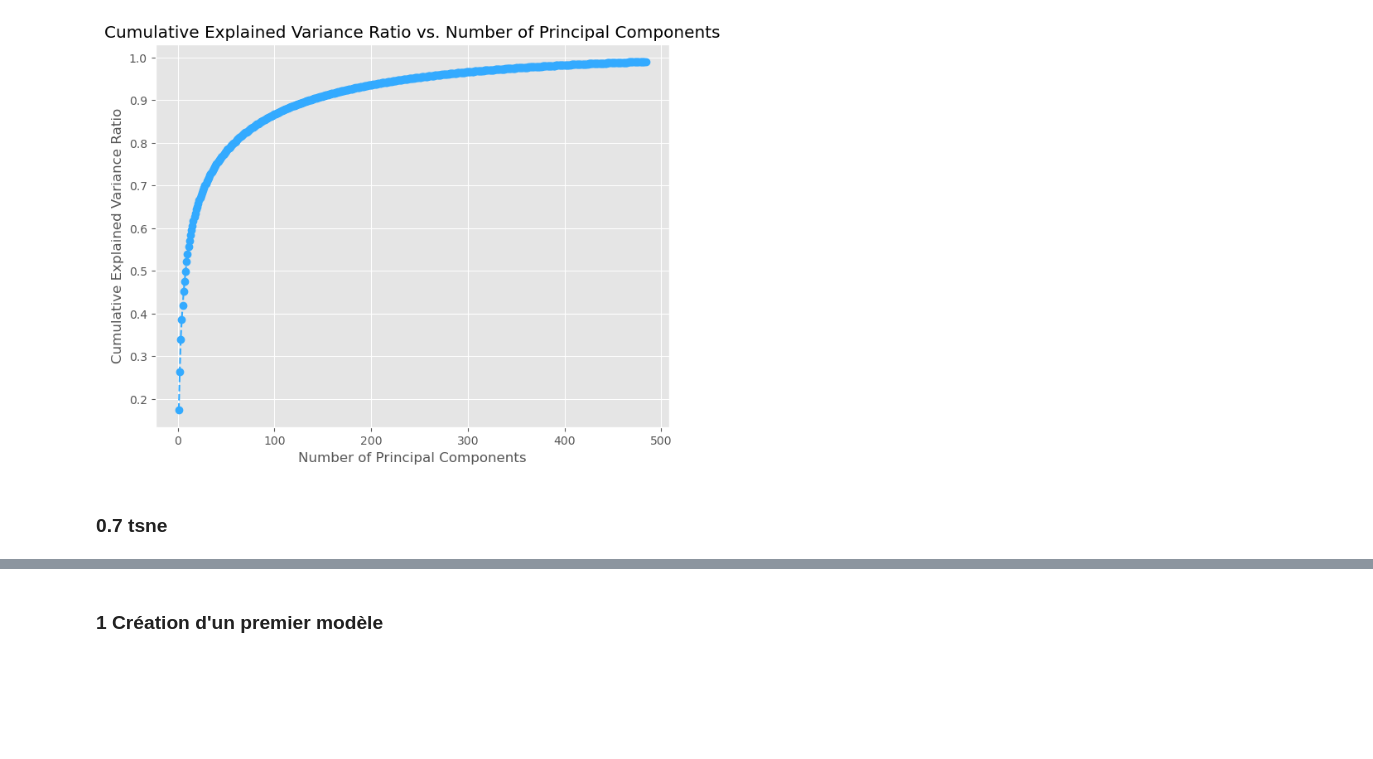
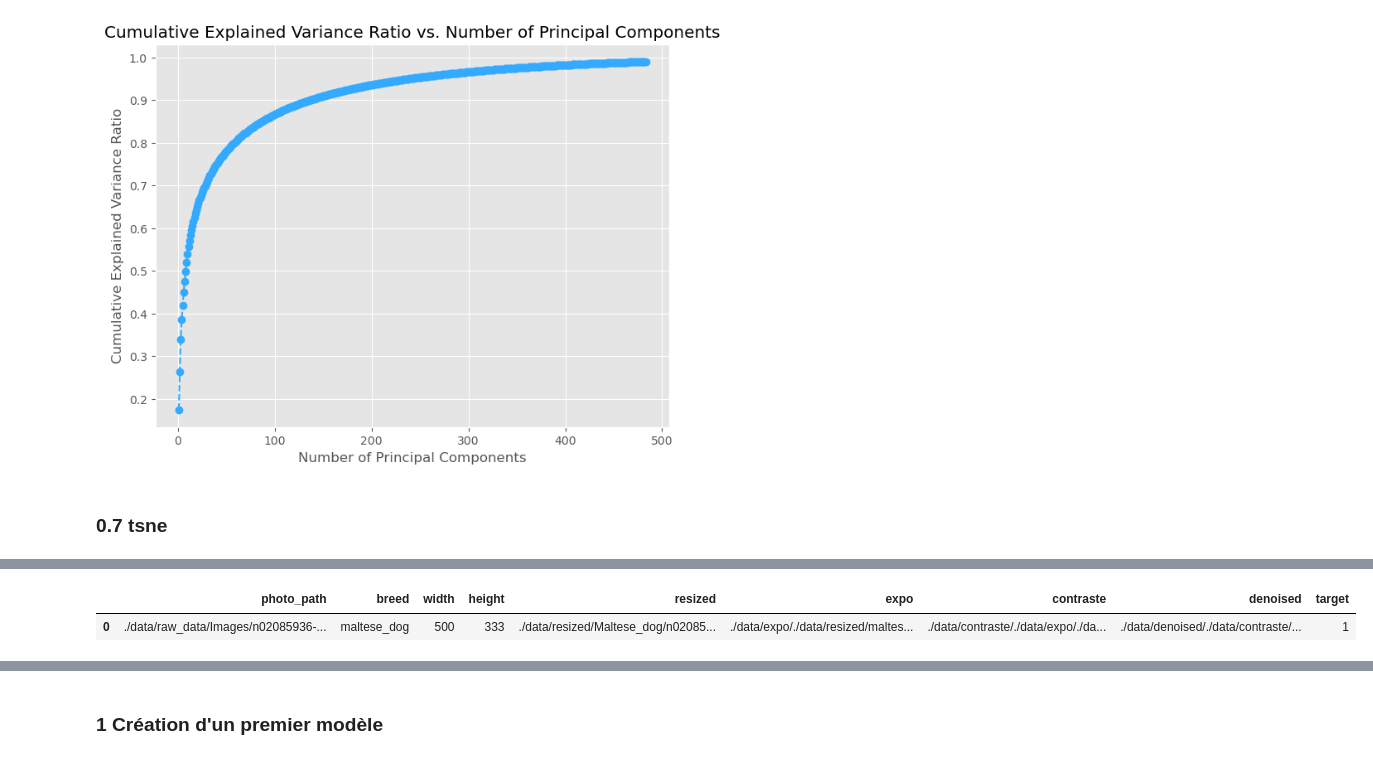
Before and after one commit to Kiwinokoto/OC_projet_6_Classer_des_images, a Jupyter notebook: Oudelet_Kevin_2_notebook_model_perso_180324.ipynb, the cells around one changed output, grey strips where cells are left out. Cells and saved outputs as stored; diff of their text form; code cells hidden in the pictures; blank space fills up the shorter version.

```diff
--- a/Oudelet_Kevin_2_notebook_model_perso_180324.ipynb
+++ b/Oudelet_Kevin_2_notebook_model_perso_180324.ipynb
@@ -178,0 +176,13 @@ KeyboardInterrupt:
+# %%
+# encodage target
+
+label_encoder = preprocessing.LabelEncoder()
+label_encoder.fit(data["breed"])
+
+data["target"] = label_encoder.transform(data["breed"])
+
+display(data.head(1))
+data.tail(1)
+# %% [output]
+|  | photo_path | breed | width | height | resized | expo | contraste | denoised | target |
+| 0 | ./data/raw_data/Images/n02085936-... | maltese_dog | 500 | 333 | ./data/resized/Maltese_dog/n02085... | ./data/expo/./data/resized/maltes... | ./data/contraste/./data/expo/./da... | ./data/denoised/./data/contraste/... | 1 |
```
Also changed, not shown: parts of 9 cells of this notebook.
